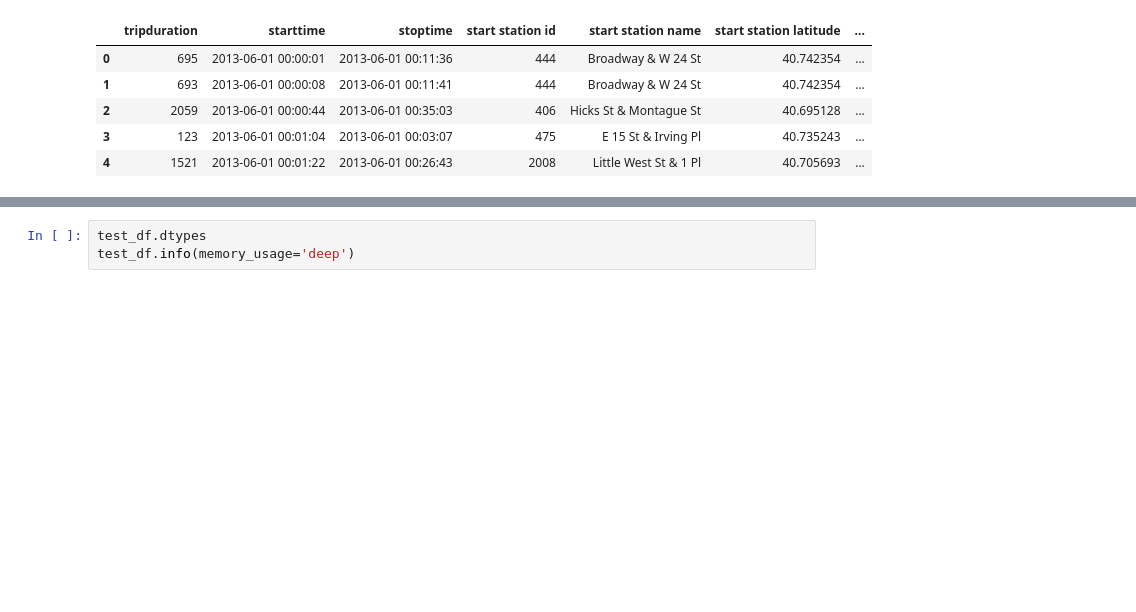
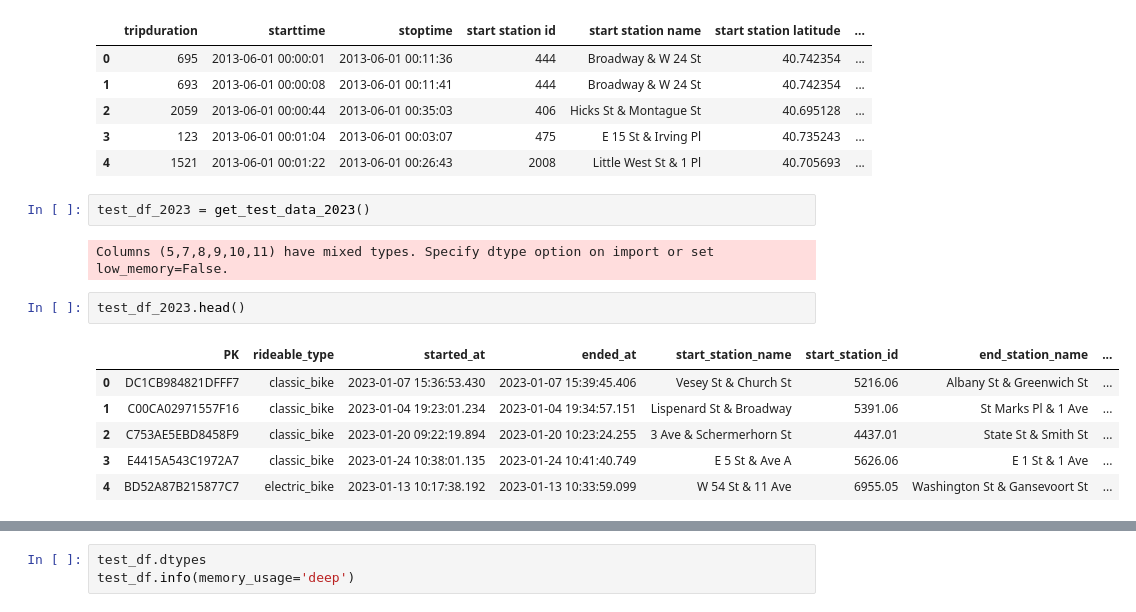
Before and after one commit to joris-de/coding-challenge-AXA, a Jupyter notebook: notebooks/Analysis.ipynb, the cells around one changed output, grey strips where cells are left out. Saved outputs shown, nothing was run; the diff lists cells and outputs as text; blank space fills up the shorter version.

```diff
--- a/notebooks/Analysis.ipynb
+++ b/notebooks/Analysis.ipynb
@@ -54,3 +200,16 @@ test_df.head()
 | 2 | 2059 | 2013-06-01 00:00:44 | 2013-06-01 00:35:03 | 406 | Hicks St & Montague St | 40.695128 | ... |
 | 3 | 123 | 2013-06-01 00:01:04 | 2013-06-01 00:03:07 | 475 | E 15 St & Irving Pl | 40.735243 | ... |
 | 4 | 1521 | 2013-06-01 00:01:22 | 2013-06-01 00:26:43 | 2008 | Little West St & 1 Pl | 40.705693 | ... |
+# %%
+test_df_2023 = get_test_data_2023()
+# %% [output]
+Columns (5,7,8,9,10,11) have mixed types. Specify dtype option on import or set low_memory=False.
+# %%
+test_df_2023.head()
+# %% [output]
+|  | PK | rideable_type | started_at | ended_at | start_station_name | start_station_id | end_station_name | ... |
+| 0 | DC1CB984821DFFF7 | classic_bike | 2023-01-07 15:36:53.430 | 2023-01-07 15:39:45.406 | Vesey St & Church St | 5216.06 | Albany St & Greenwich St | ... |
+| 1 | C00CA02971557F16 | classic_bike | 2023-01-04 19:23:01.234 | 2023-01-04 19:34:57.151 | Lispenard St & Broadway | 5391.06 | St Marks Pl & 1 Ave | ... |
+| 2 | C753AE5EBD8458F9 | classic_bike | 2023-01-20 09:22:19.894 | 2023-01-20 10:23:24.255 | 3 Ave & Schermerhorn St | 4437.01 | State St & Smith St | ... |
+| 3 | E4415A543C1972A7 | classic_bike | 2023-01-24 10:38:01.135 | 2023-01-24 10:41:40.749 | E 5 St & Ave A | 5626.06 | E 1 St & 1 Ave | ... |
+| 4 | BD52A87B215877C7 | electric_bike | 2023-01-13 10:17:38.192 | 2023-01-13 10:33:59.099 | W 54 St & 11 Ave | 6955.05 | Washington St & Gansevoort St | ... |
```
Also changed, not shown: parts of 20 cells of this notebook.
